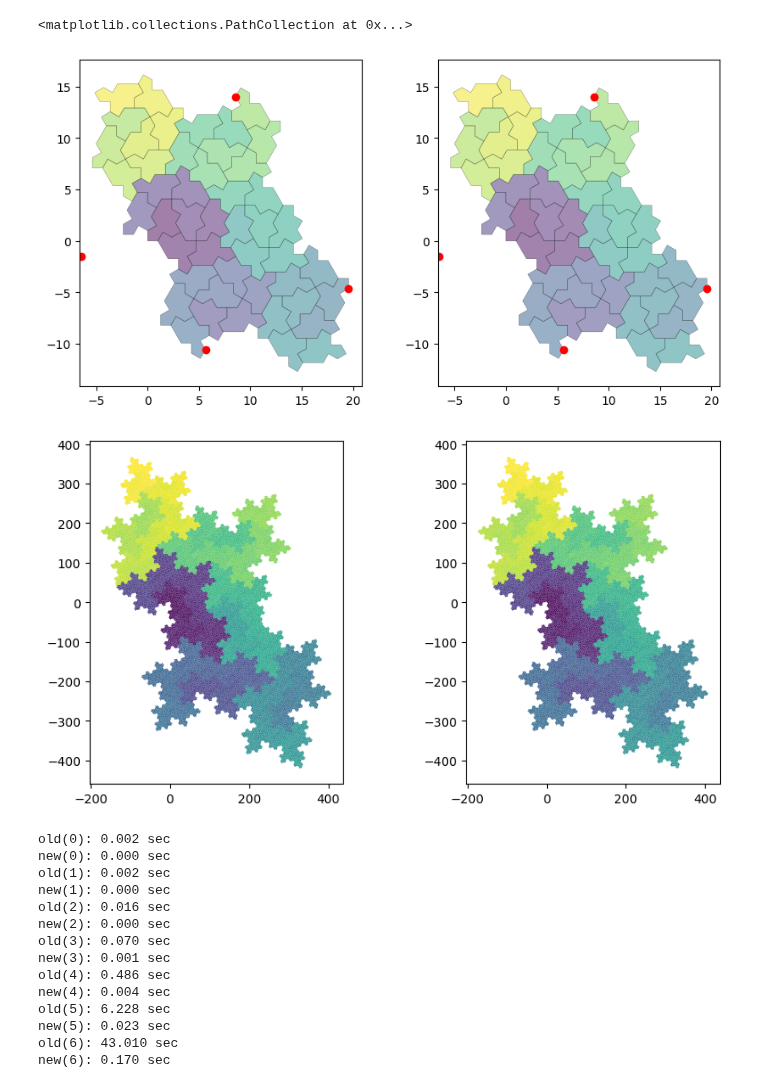
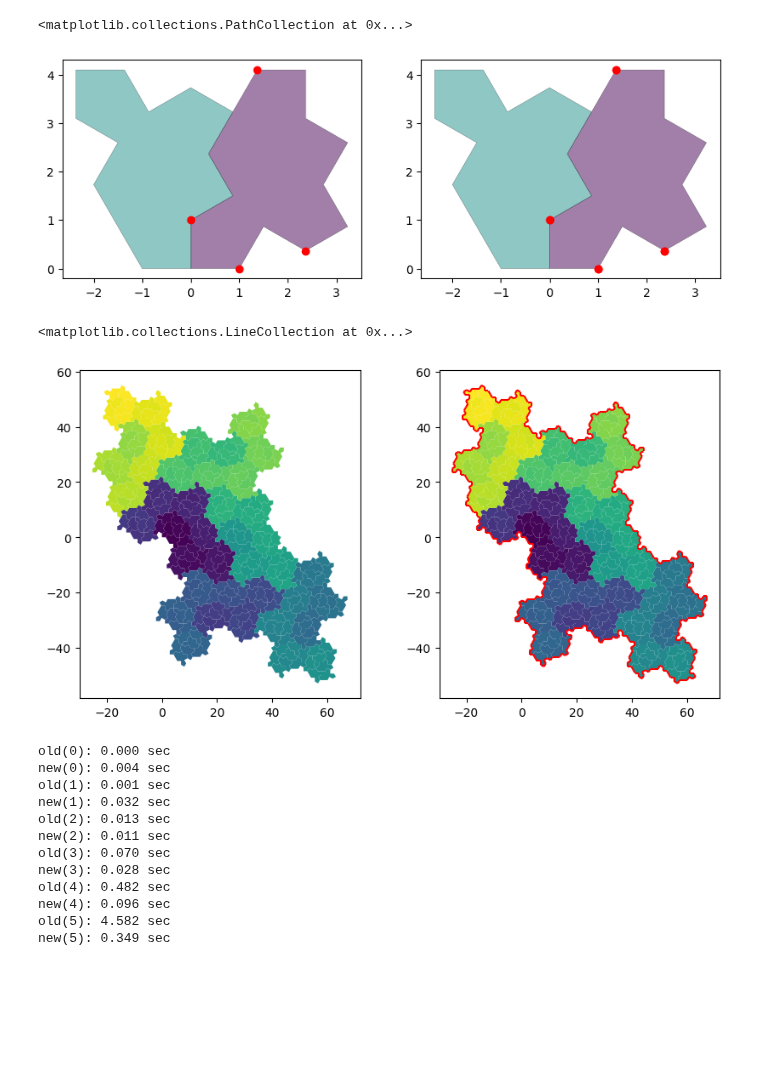
Before and after one commit to nj-vs-vh/funbin, a Jupyter notebook: scripts/aperiodic_monotile_vectorize.ipynb, the cells around one changed output. Saved outputs shown, nothing was run; the diff lists cells and outputs as text; code cells hidden in the pictures; blank space fills up the shorter version.

Commit message:
faster aperiodic monotile impl + border precomputation

```diff
--- a/scripts/aperiodic_monotile_vectorize.ipynb
+++ b/scripts/aperiodic_monotile_vectorize.ipynb
@@ -37,39 +36,42 @@ def add_polys(ax: Axes, polys: list[Polygon]) -> None:
     )
     Box.bounding_all(polys).resized(1.1).fit_axes(ax)
     ax.set_aspect("equal")
 
 
 attr = "H7"
 
 # ported polygons
 
 colormap = {
     "single": [0.0, 1.0, 0.0],
     "unflipped": [1.0, 0.0, 0.0],
     "flipped": [0.0, 0.0, 1.0],
 }
 
 state = base_tile_state()
-state = extended_state(state)
-state = extended_state(state)
+# state = extended_state(state)
+# state = extended_state(state)
 labeled_polygons = state.__getattribute__(attr).as_polygons(a, b)
 polys = [p for p, _ in labeled_polygons]
 add_polys(axes[0], polys)
 quad = [pit.eval(a, b) for pit in state.__getattribute__(attr).quad]
 axes[0].scatter([p.x for p in quad], [p.y for p in quad], marker="o", color="red")
 
 # vectorized construction
 state2 = base_tile_state_2(a, b)
-state2 = extended_state_2(state2)
-state2 = extended_state_2(state2)
+# state2 = extended_state_2(state2)
+# state2 = extended_state_2(state2)
 meta_tile = state2.__getattribute__(attr)
 polys = meta_tile.as_polygons()
 add_polys(axes[1], polys)
 axes[1].scatter([pv[0] for pv in meta_tile.quad], [pv[1] for pv in meta_tile.quad], marker="o", color="red")
 # %% [output]
 <matplotlib.collections.PathCollection at 0x...>
-[figure, old version]
+[figure, new version]
 # %%
+from funbin.einstein.vectorized import MetaTile
+from funbin.geometry import as_line_collection
+
 fig, axes = plt.subplots(ncols=2, figsize=(10, 5))
 
 
@@ -88,36 +90,40 @@ def add_polys(ax: Axes, polys: list[Polygon]) -> None:
     ax.set_aspect("equal")
 
 
-niter = 5
+niter = 3
 construction = "H7"
 
-polys = aperiodic_monotile_raw(niter, construction=construction)
+polys = aperiodic_monotile_raw(niter, construction=construction, kind=0.5)
 add_polys(axes[0], polys)
 
-polys = aperiodic_monotile_raw_2(niter, construction=construction)
-add_polys(axes[1], polys)
+state = aperiodic_monotile_raw_2(niter, kind=0.5)
+meta_tile: MetaTile = state.__getattribute__(construction)
+add_polys(axes[1], meta_tile.as_polygons())
+meta_tile.compute_border()
+lines = meta_tile.border_edges()
+assert lines is not None
+axes[1].add_collection(as_line_collection(lines))
 # %% [output]
+<matplotlib.collections.LineCollection at 0x...>
-[figure, old version]
+[figure, new version]
 # %%
 import time
 
-for niter in range(7):
+for niter in range(6):
     for fun, name in zip((aperiodic_monotile_raw, aperiodic_monotile_raw_2), ("old", "new")):
         start = time.time()
         polys = fun(niter)
         print(f"{name}({niter}): {time.time() - start:.3f} sec")
 # %% [output]
-old(0): 0.002 sec
-new(0): 0.000 sec
-old(1): 0.002 sec
-new(1): 0.000 sec
-old(2): 0.016 sec
-new(2): 0.000 sec
+old(0): 0.000 sec
+new(0): 0.004 sec
+old(1): 0.001 sec
+new(1): 0.032 sec
+old(2): 0.013 sec
+new(2): 0.011 sec
 old(3): 0.070 sec
-new(3): 0.001 sec
-old(4): 0.486 sec
-new(4): 0.004 sec
-old(5): 6.228 sec
-new(5): 0.023 sec
-old(6): 43.010 sec
-new(6): 0.170 sec
+new(3): 0.028 sec
+old(4): 0.482 sec
+new(4): 0.096 sec
+old(5): 4.582 sec
+new(5): 0.349 sec
```
Also changed, not shown: parts of 1 cell of this notebook, 5 other files.
